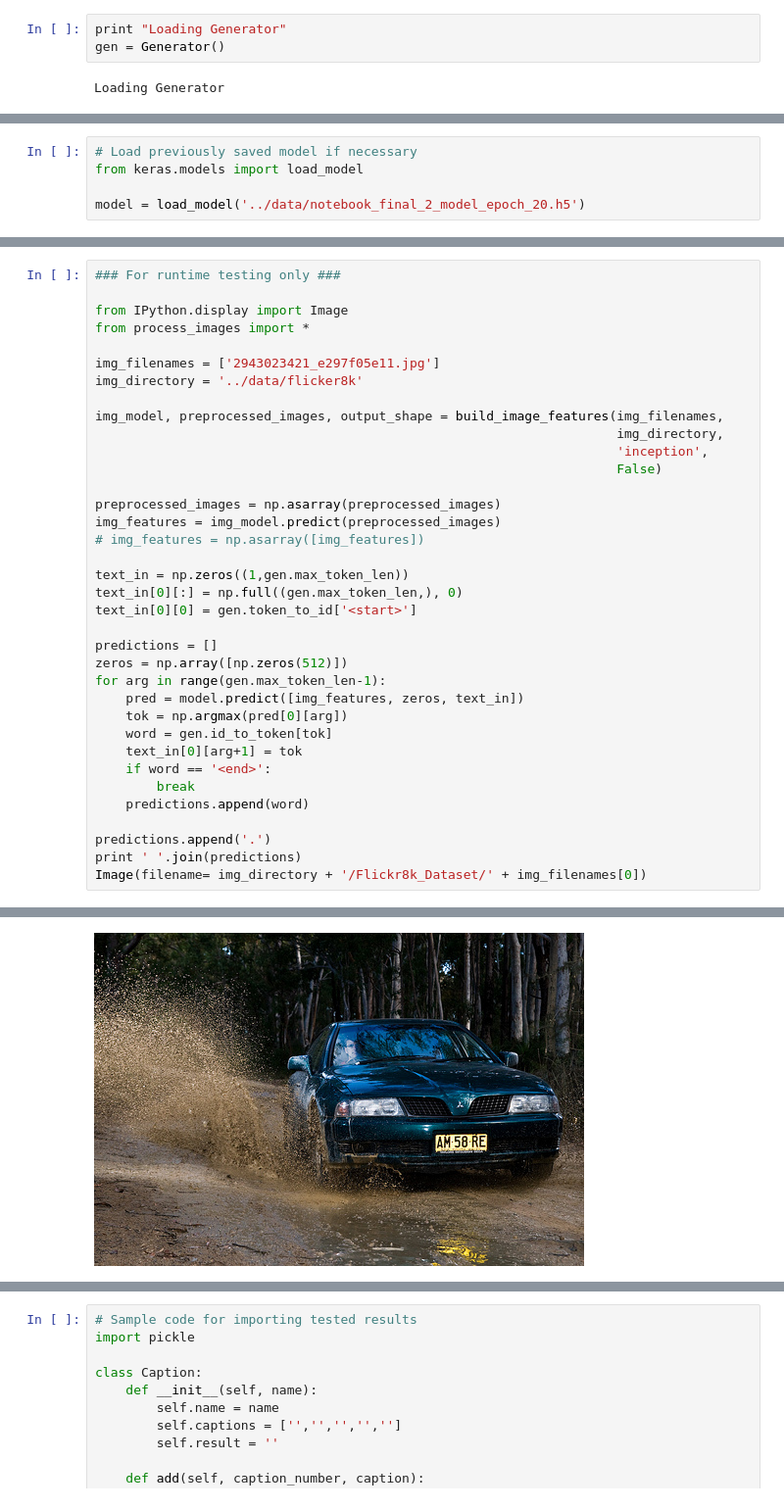
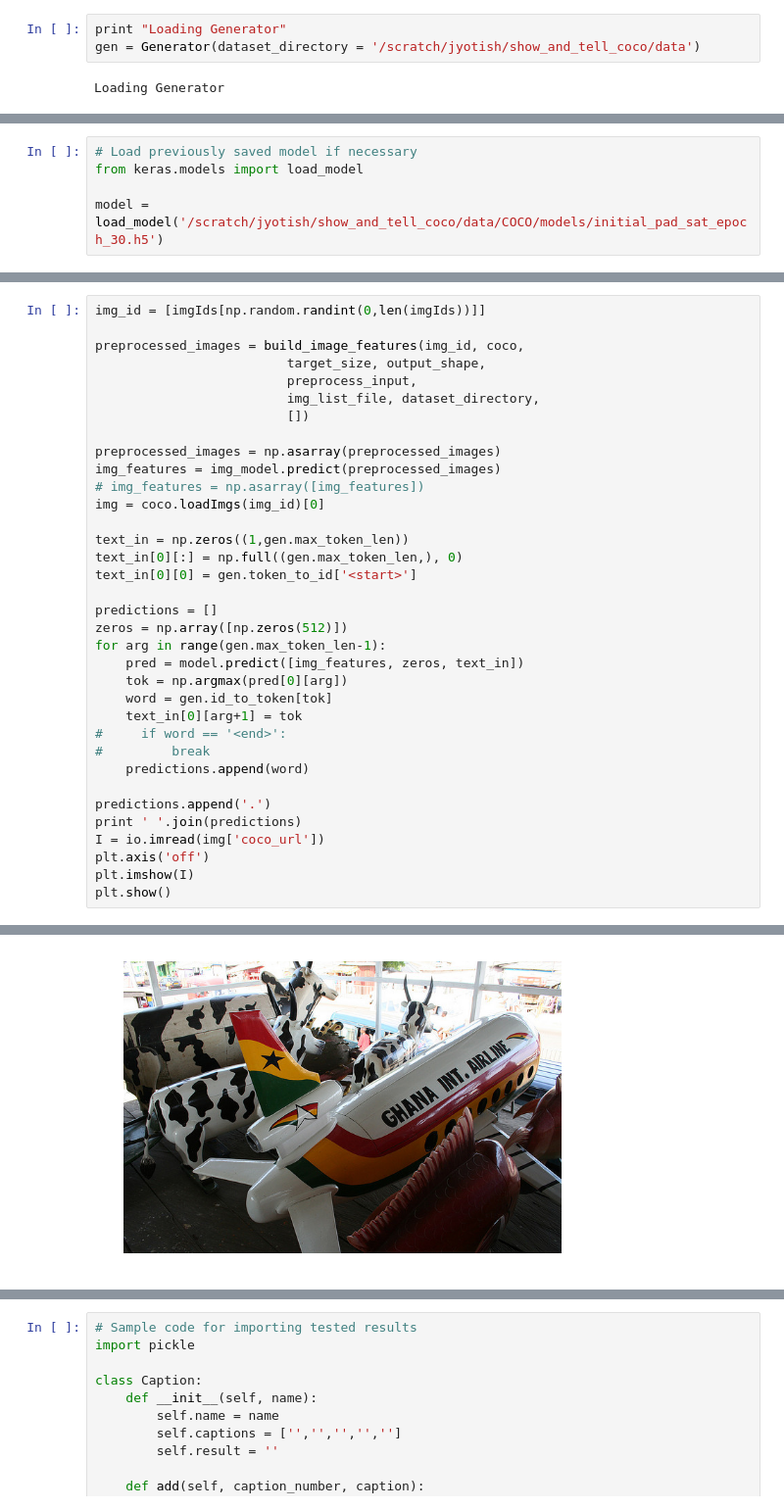
Before and after one commit to jyotishp/Show-and-Tell, a Jupyter notebook: src/ShowAndTell.ipynb, the cells around one changed output, grey strips where cells are left out. Shown at 98% size. Drawn from its saved outputs; the diff is of its cells as text.

Commit message:
Update train.py for show and tell on COCO

```diff
--- a/src/ShowAndTell.ipynb
+++ b/src/ShowAndTell.ipynb
@@ -65,7 +70,7 @@ def get_model(cnn_feature_size, vocab_size, max_token_len, embedding_dim = 512):
 	return model
 # %%
 print "Loading Generator"
-gen = Generator()
+gen = Generator(dataset_directory = '/scratch/jyotish/show_and_tell_coco/data')
 # %% [output]
 Loading Generator
 # %%
@@ -75,6 +82,6 @@ model = get_model(gen.img_feature_size, gen.vocab_size, gen.max_token_len, gen.e
 # Load previously saved model if necessary
 from keras.models import load_model
 
-model = load_model('../data/notebook_final_2_model_epoch_20.h5')
+model = load_model('/scratch/jyotish/show_and_tell_coco/data/COCO/models/initial_pad_sat_epoch_30.h5')
 # %%
 model.summary()
@@ -112,20 +141,16 @@ model.save('../data/notebook_final_2_model_epoch_25.h5')
 # %%
-### For runtime testing only ###
+img_id = [imgIds[np.random.randint(0,len(imgIds))]]
 
-from IPython.display import Image
-from process_images import *
-
-img_filenames = ['2943023421_e297f05e11.jpg']
-img_directory = '../data/flicker8k'
-
-img_model, preprocessed_images, output_shape = build_image_features(img_filenames,
-                                                                    img_directory,
-                                                                    'inception',
-                                                                    False)
+preprocessed_images = build_image_features(img_id, coco,
+                         target_size, output_shape,
+                         preprocess_input,
+                         img_list_file, dataset_directory,
+                         [])
 
 preprocessed_images = np.asarray(preprocessed_images)
 img_features = img_model.predict(preprocessed_images)
 # img_features = np.asarray([img_features])
+img = coco.loadImgs(img_id)[0]
 
 text_in = np.zeros((1,gen.max_token_len))
 text_in[0][:] = np.full((gen.max_token_len,), 0)
@@ -138,11 +163,14 @@ for arg in range(gen.max_token_len-1):
     tok = np.argmax(pred[0][arg])
     word = gen.id_to_token[tok]
     text_in[0][arg+1] = tok
-    if word == '<end>':
-        break
+#     if word == '<end>':
+#         break
     predictions.append(word)
 
 predictions.append('.')
 print ' '.join(predictions)
-Image(filename= img_directory + '/Flickr8k_Dataset/' + img_filenames[0])
+I = io.imread(img['coco_url'])
+plt.axis('off')
+plt.imshow(I)
+plt.show()
 # %% [output]
@@ -150 +178 @@ a car is driving through a mud puddle .
-[figure, old version]
+[figure, new version]
```
Also changed, not shown: parts of 10 cells of this notebook, 2 other files.
